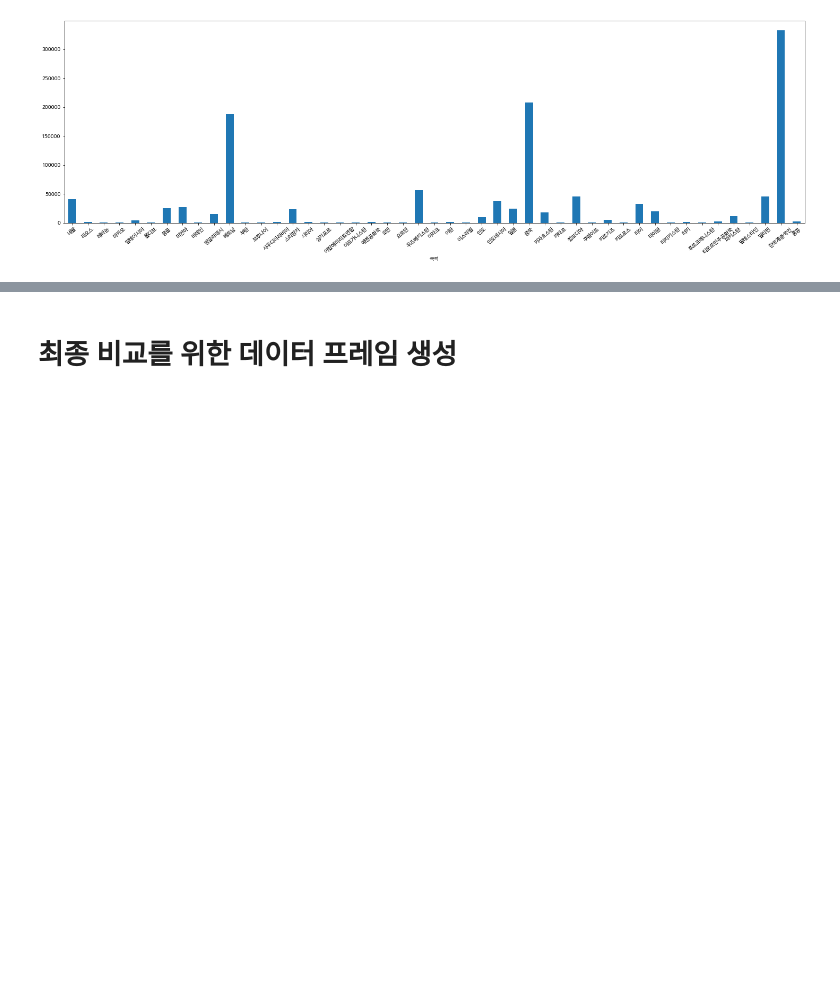
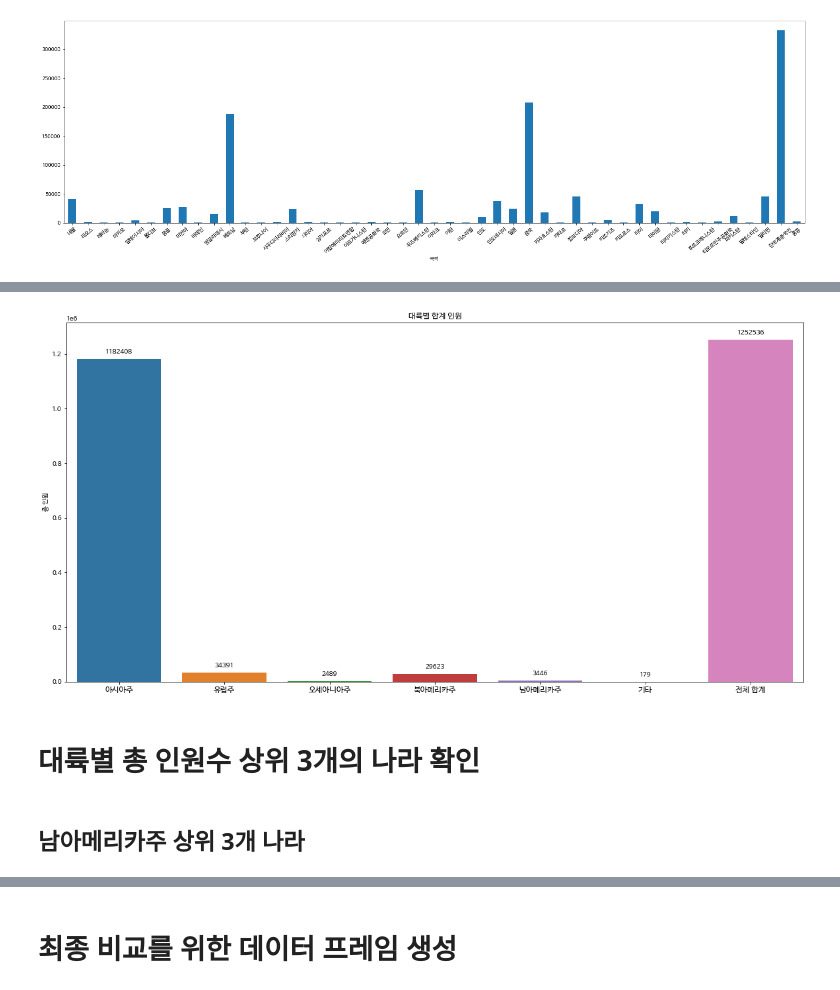
Before and after one commit to SonHyeok/Foreigner-in-korea, a Jupyter notebook: Foreigner.ipynb, the cells around one changed output, grey strips where cells are left out. Drawn from its saved outputs; the diff is of its cells as text; code cells hidden in the pictures; blank space fills up the shorter version.

```diff
--- a/Foreigner.ipynb
+++ b/Foreigner.ipynb
@@ -360,0 +412,12 @@ df_final.loc['아시아주','총 인원'].plot.bar(figsize = (25,7), rot = 40)
+# %%
+others = df_final.loc['기타','총 인원'].sum()
+eur = df_final.loc['유럽주','총 인원'].sum()
+s_america = df_final.loc['남아메리카주','총 인원'].sum()
+n_america = df_final.loc['북아메리카주','총 인원'].sum()
+asia = df_final.loc['아시아주','총 인원'].sum()
+os = df_final.loc['오세아니아주','총 인원'].sum()
+all = other + eur + s_america + n_america + asia + os
+# %%
+continent_data = {'총 인원':pd.Series([asia,eur,os,n_america,s_america,others,all],['아시아주','유럽주','오세아니아주','북아메리카주','남아메리카주','기타','전체 합계'])}
+df_continent = pd.DataFrame(continent_data)
+df_continent
@@ -360,0 +433,18 @@ df_final.loc['아시아주','총 인원'].plot.bar(figsize = (25,7), rot = 40)
+# %%
+plt.figure(figsize=(20,10))
+g_continent = sns.barplot(data = df_continent, x = df_continent.index, y = '총 인원', ci=None)
+
+for p in g_continent.patches:
+    g_continent.annotate("%.0f" % p.get_height(), (p.get_x() + p.get_width()/2., p.get_height()),
+              ha = 'center', va = 'center', fontsize=10, color = 'black', xytext=(0,10),
+              textcoords = 'offset points')
+
+plt.xticks(fontsize = 12, rotation = 0)
+plt.title('대륙별 합계 인원')
+plt.show()
+# %% [output]
+[figure, added]
+# %% [markdown]
+# 대륙별 총 인원수 상위 3개의 나라 확인
+# %% [markdown]
+## 남아메리카주 상위 3개 나라
```
Also changed, not shown: parts of 33 cells of this notebook.
